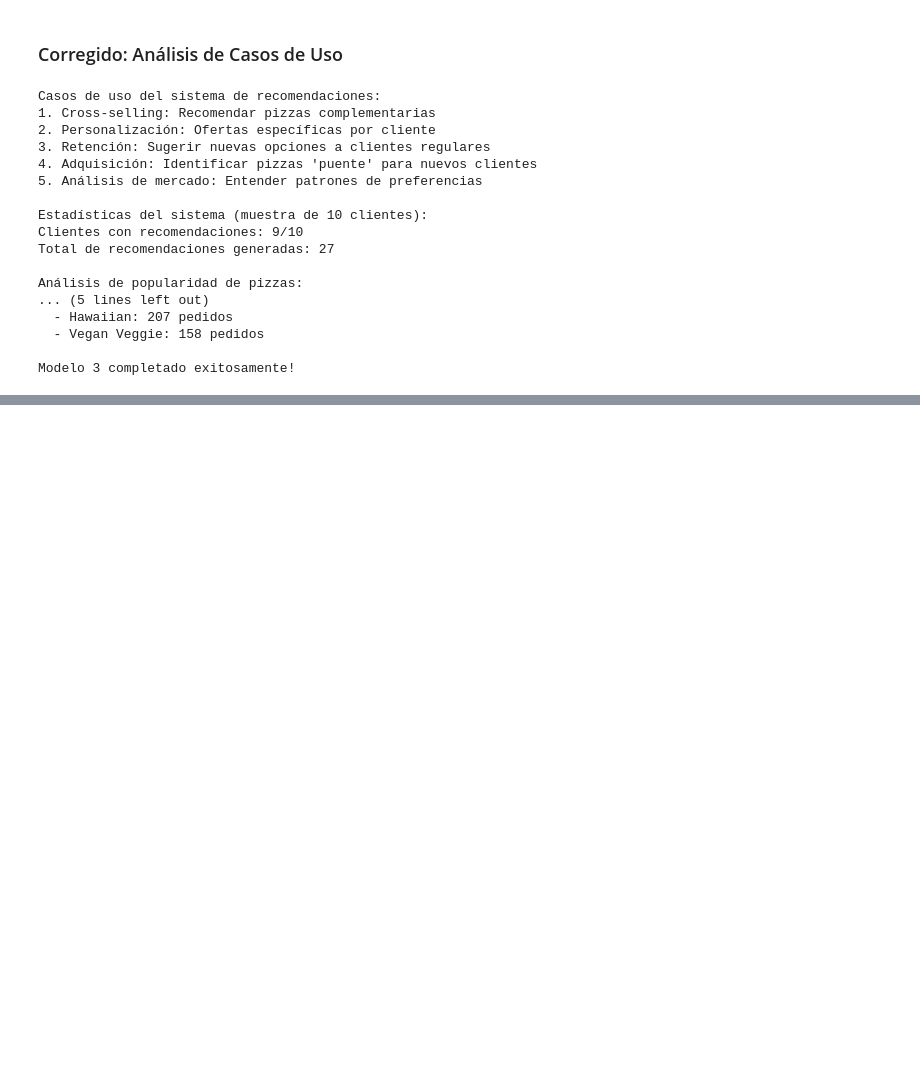
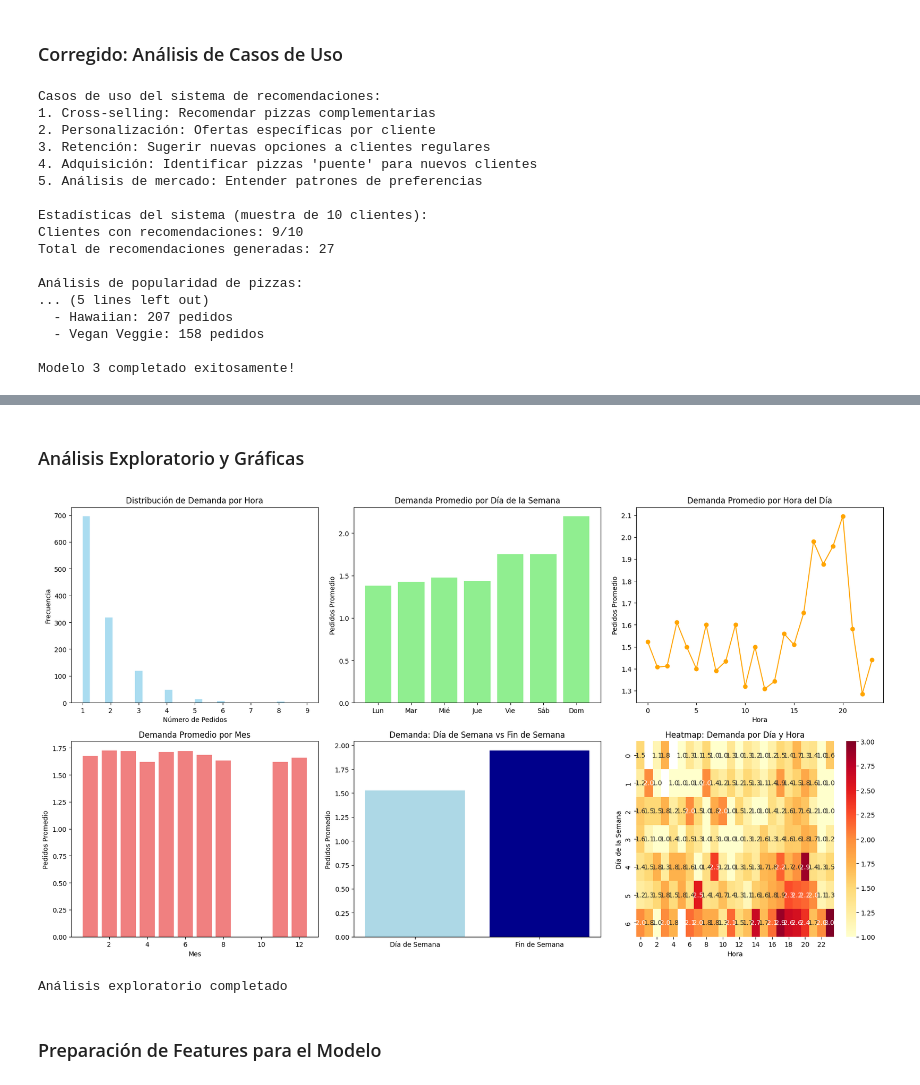
Before and after one commit to MAP0218675/Inteligencia-Artificial-Avanzada, a Jupyter notebook: Copia de Dannys_Pizza_week2_HWK.ipynb, the cells around one changed output, grey strips where cells are left out. Saved outputs shown, nothing was run; the diff lists cells and outputs as text; code cells hidden in the pictures; blank space fills up the shorter version.

```diff
--- a/Copia de Dannys_Pizza_week2_HWK.ipynb
+++ b/Copia de Dannys_Pizza_week2_HWK.ipynb
@@ -2488,0 +2526,17 @@ Modelo 3 completado exitosamente!
+# %%
+# Features temporales
+demand_data['day_of_week'] = pd.to_datetime(demand_data['date']).dt.dayofweek
+demand_data['is_weekend'] = (demand_data['day_of_week'] >= 5).astype(int)
+demand_data['month'] = pd.to_datetime(demand_data['date']).dt.month
+demand_data['is_lunch'] = ((demand_data['hour'] >= 11) & (demand_data['hour'] <= 14)).astype(int)
+demand_data['is_dinner'] = ((demand_data['hour'] >= 18) & (demand_data['hour'] <= 21)).astype(int)
+demand_data['is_breakfast'] = ((demand_data['hour'] >= 7) & (demand_data['hour'] <= 10)).astype(int)
+demand_data['is_late_night'] = ((demand_data['hour'] >= 22) | (demand_data['hour'] <= 2)).astype(int)
+
+# Features adicionales
+demand_data['hour_squared'] = demand_data['hour'] ** 2  # Para capturar no-linealidad
+demand_data['weekend_hour'] = demand_data['is_weekend'] * demand_data['hour']  # Interacción
+
+print("Features temporales creadas:")
+print(demand_data[['date', 'hour', 'day_of_week', 'is_weekend', 'month',
+                  'is_lunch', 'is_dinner', 'is_breakfast', 'is_late_night']].head())
@@ -2488,0 +2558,56 @@ Modelo 3 completado exitosamente!
+# %% [markdown]
+### Análisis Exploratorio y Gráficas
+# %%
+# Análisis exploratorio
+fig, axes = plt.subplots(2, 3, figsize=(18, 10))
+
+# Gráfica 1: Distribución de demanda
+axes[0,0].hist(demand_data['order_count'], bins=30, alpha=0.7, color='skyblue')
+axes[0,0].set_title('Distribución de Demanda por Hora')
+axes[0,0].set_xlabel('Número de Pedidos')
+axes[0,0].set_ylabel('Frecuencia')
+
+# Gráfica 2: Demanda por día de la semana
+day_names = ['Lun', 'Mar', 'Mié', 'Jue', 'Vie', 'Sáb', 'Dom']
+demand_by_day = demand_data.groupby('day_of_week')['order_count'].mean()
+axes[0,1].bar(day_names, demand_by_day, color='lightgreen')
+axes[0,1].set_title('Demanda Promedio por Día de la Semana')
+axes[0,1].set_ylabel('Pedidos Promedio')
+
+# Gráfica 3: Demanda por hora del día
+demand_by_hour = demand_data.groupby('hour')['order_count'].mean()
+axes[0,2].plot(demand_by_hour.index, demand_by_hour.values, marker='o', color='orange')
+axes[0,2].set_title('Demanda Promedio por Hora del Día')
+axes[0,2].set_xlabel('Hora')
+axes[0,2].set_ylabel('Pedidos Promedio')
+
+# Gráfica 4: Demanda por mes
+demand_by_month = demand_data.groupby('month')['order_count'].mean()
+month_names = ['Ene', 'Feb', 'Mar', 'Abr', 'May', 'Jun', 'Jul', 'Ago', 'Sep', 'Oct', 'Nov', 'Dic']
+axes[1,0].bar(range(1, 13), [demand_by_month.get(i, 0) for i in range(1, 13)], color='lightcoral')
+axes[1,0].set_title('Demanda Promedio por Mes')
+axes[1,0].set_xlabel('Mes')
+axes[1,0].set_ylabel('Pedidos Promedio')
+
+# Gráfica 5: Comparación fin de semana vs día de semana
+weekend_comparison = demand_data.groupby('is_weekend')['order_count'].mean()
+axes[1,1].bar(['Día de Semana', 'Fin de Semana'], weekend_comparison.values, color=['lightblue', 'darkblue'])
+axes[1,1].set_title('Demanda: Día de Semana vs Fin de Semana')
+axes[1,1].set_ylabel('Pedidos Promedio')
+
+# Gráfica 6: Heatmap de demanda por día y hora
+pivot_demand = demand_data.groupby(['day_of_week', 'hour'])['order_count'].mean().unstack()
+sns.heatmap(pivot_demand, annot=True, fmt='.1f', cmap='YlOrRd', ax=axes[1,2])
+axes[1,2].set_title('Heatmap: Demanda por Día y Hora')
+axes[1,2].set_xlabel('Hora')
+axes[1,2].set_ylabel('Día de la Semana')
+
+plt.tight_layout()
+plt.show()
+
+print("Análisis exploratorio completado")
+# %% [output]
+[figure, added]
+Análisis exploratorio completado
+# %% [markdown]
+### Preparación de Features para el Modelo
```
Also changed, not shown: parts of 16 cells of this notebook.
